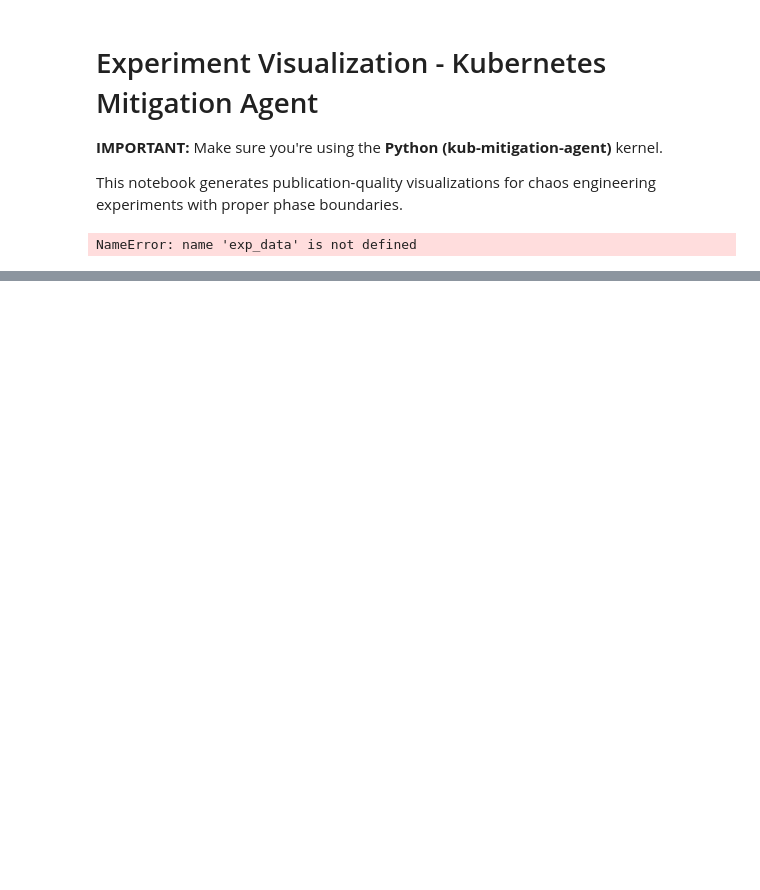
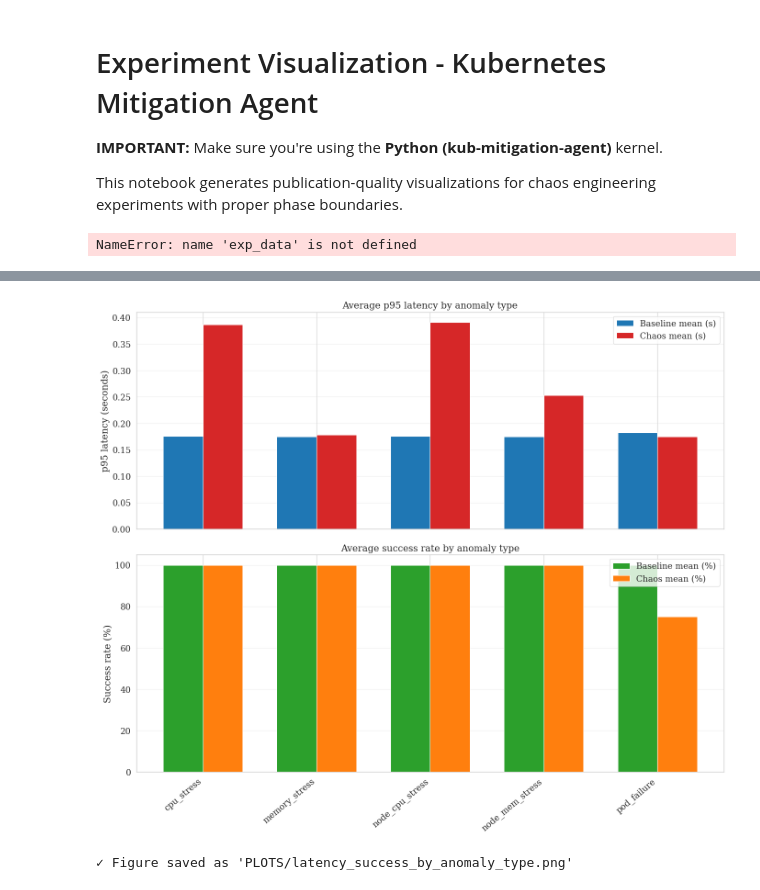
Before and after one commit to vaavg13/kub-mitigation-agent, a Jupyter notebook: plots_v2.ipynb, the cells around one changed output, grey strips where cells are left out. Saved outputs shown, nothing was run; the diff lists cells and outputs as text; code cells hidden in the pictures; blank space fills up the shorter version.

```diff
--- a/plots_v2.ipynb
+++ b/plots_v2.ipynb
@@ -31,8 +31,8 @@ plt.rcParams['font.family'] = 'serif'
 plt.rcParams['font.serif'] = ['DejaVu Serif', 'Liberation Serif', 'Times New Roman', 'Times']
 # %%
 # Load experiment data
-# with open('DATASET_LOGS/batch_20251108_132434_app-iot-gateway/exp_001_anomaly.json', 'r') as f:
-#     exp_data = json.load(f)
+with open('DATASET_LOGS/batch_20251108_132434_app-iot-gateway/exp_001_anomaly.json', 'r') as f:
+    exp_data = json.load(f)
 
 # Extract time series data
 latency_data = exp_data['prometheus_timeseries']['ingress_gateway']['latency_p95_seconds']
@@ -431,0 +525,37 @@ Baseline vs chaos latency summary by experiment type
+# %%
+# Visualize average baseline vs chaos latency and success by anomaly type
+if 'latency_by_type' not in globals():
+    raise RuntimeError('Run the previous cell to build latency_by_type before plotting averages.')
+
+plot_df = latency_by_type.set_index('anomaly_type')
+anomaly_types = plot_df.index.tolist()
+x = np.arange(len(anomaly_types))
+width = 0.35
+
+fig, (ax1, ax2) = plt.subplots(2, 1, figsize=(14, 12), sharex=True)
+
+ax1.bar(x - width / 2, plot_df['baseline_mean_latency_s'], width, label='Baseline mean (s)', color='#1f77b4')
+ax1.bar(x + width / 2, plot_df['chaos_mean_latency_s'], width, label='Chaos mean (s)', color='#d62728')
+ax1.set_ylabel('p95 latency (seconds)')
+ax1.set_title('Average p95 latency by anomaly type')
+ax1.legend()
+ax1.grid(axis='y', alpha=0.3)
+
+ax2.bar(x - width / 2, plot_df['baseline_mean_success_percent'], width, label='Baseline mean (%)', color='#2ca02c')
+ax2.bar(x + width / 2, plot_df['chaos_mean_success_percent'], width, label='Chaos mean (%)', color='#ff7f0e')
+ax2.set_ylabel('Success rate (%)')
+ax2.set_title('Average success rate by anomaly type')
+ax2.legend()
+ax2.grid(axis='y', alpha=0.3)
+
+ax2.set_xticks(x)
+ax2.set_xticklabels(anomaly_types, rotation=40, ha='right')
+
+plt.tight_layout()
+plt.savefig('PLOTS/latency_success_by_anomaly_type.png', dpi=300, bbox_inches='tight')
+plt.show()
+
+print("✓ Figure saved as 'PLOTS/latency_success_by_anomaly_type.png'")
+# %% [output]
+[figure, added]
+✓ Figure saved as 'PLOTS/latency_success_by_anomaly_type.png'
```
Also changed, not shown: parts of 3 cells of this notebook, 7 other files.
